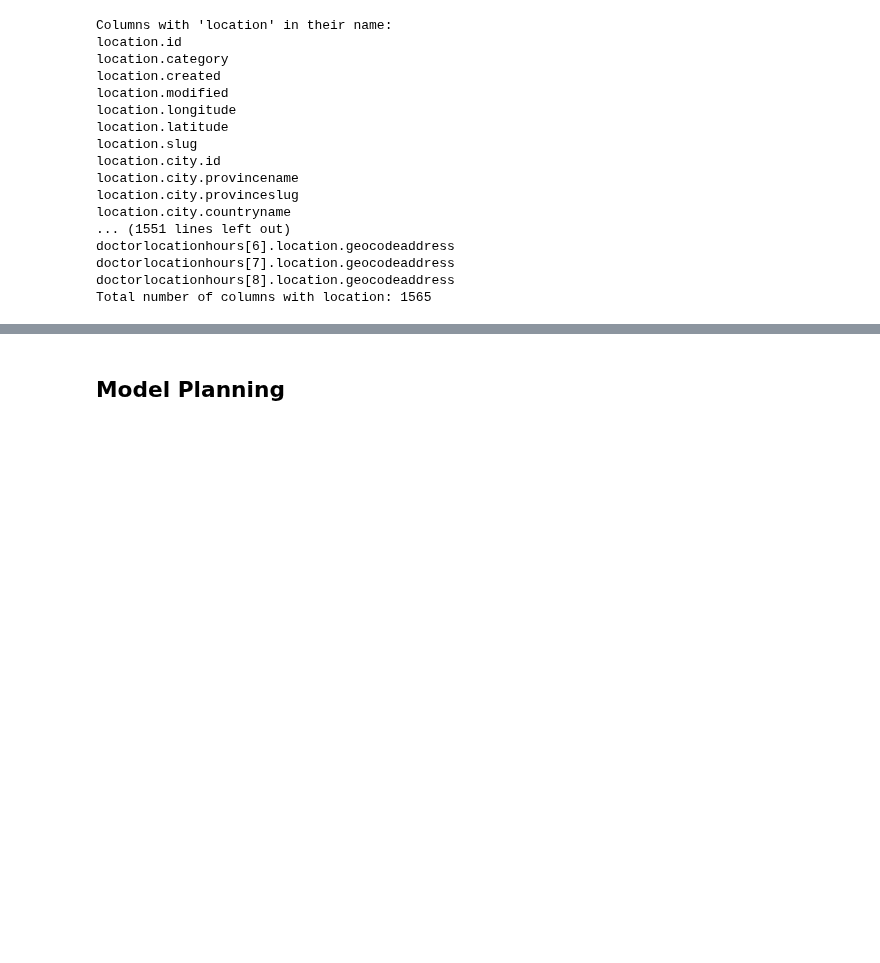
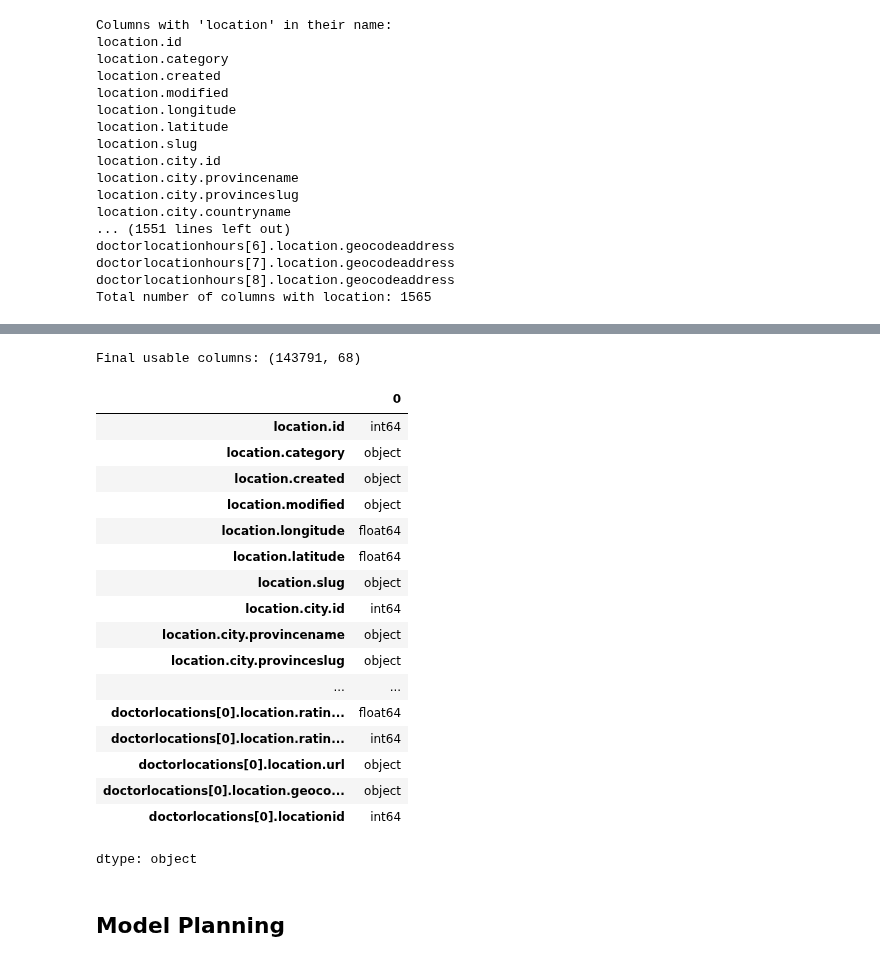
Before and after one commit to cis9650group7-boop/Group-7_Project1_HealthRateAnalysis, a Jupyter notebook: term_project_group7.ipynb, the cells around one changed output, grey strips where cells are left out. Cells and saved outputs as stored; diff of their text form; code cells hidden in the pictures; blank space fills up the shorter version.

```diff
--- a/term_project_group7.ipynb
+++ b/term_project_group7.ipynb
@@ -362,0 +361,17 @@ location.rating.facilities
+# %%
+# Selecting Only Location columns and Rating columns
+rating_cols = [
+    "location.rating.cleanliness",
+    "location.rating.facilities",
+    "location.rating.services",
+    "location.rating.average",
+    "location.rating.value",
+    "location.rating.count",
+    "location.rating.bestrating"
+]
+
+# Filter columns that actually exist
+rating_cols = [c for c in rating_cols if c in df.columns]
+
+location_df = df[location_cols + rating_cols]
+print("Filtered df:", location_df.shape)
@@ -362,0 +382,6 @@ location.rating.facilities
+# %%
+# Removing columns with very high number of missing values
+missing_percent = location_df.isnull().mean().sort_values(ascending=False)
+location_df = location_df.drop(columns=missing_percent[missing_percent > 0.80].index)
+
+print("After removing >80% missing:", location_df.shape)
@@ -362,0 +423,4 @@ location.rating.facilities
+# %%
+# Creating a copy of the final column
+location_core = location_df.copy()
+print("Final usable columns:", location_core.shape)
@@ -362,0 +451,29 @@ location.rating.facilities
+# %%
+# Dropping the columns with images
+image_cols = ['location.images.autoxauto' , 'location.images.77x77' , 'location.images.100x100' , 'location.images.165x165' , 'location.images.70x70' , 'location.city.coverimages.253x83' , 'location.city.coverimages.autoxauto']
+final_df = location_core.drop(columns=image_cols)
+print("Final usable columns:", final_df.shape)
+# %% [output]
+Final usable columns: (143791, 68)
+# %%
+# fixing the column types
+final_df.dtypes
+# %% [output]
+|  | 0 |
+| location.id | int64 |
+| location.category | object |
+| location.created | object |
+| location.modified | object |
+| location.longitude | float64 |
+| location.latitude | float64 |
+| location.slug | object |
+| location.city.id | int64 |
+| location.city.provincename | object |
+| location.city.provinceslug | object |
+| ... | ... |
+| doctorlocations[0].location.ratin... | float64 |
+| doctorlocations[0].location.ratin... | int64 |
+| doctorlocations[0].location.url | object |
+| doctorlocations[0].location.geoco... | object |
+| doctorlocations[0].locationid | int64 |
+dtype: object
```
Also changed, not shown: parts of 18 cells of this notebook.
